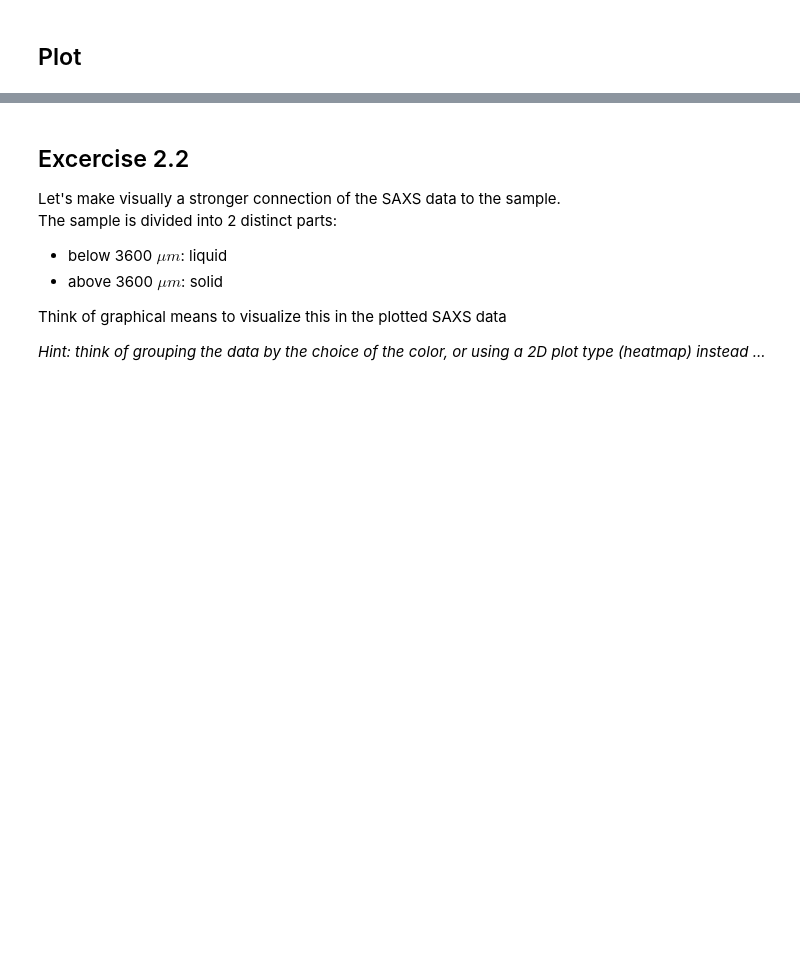
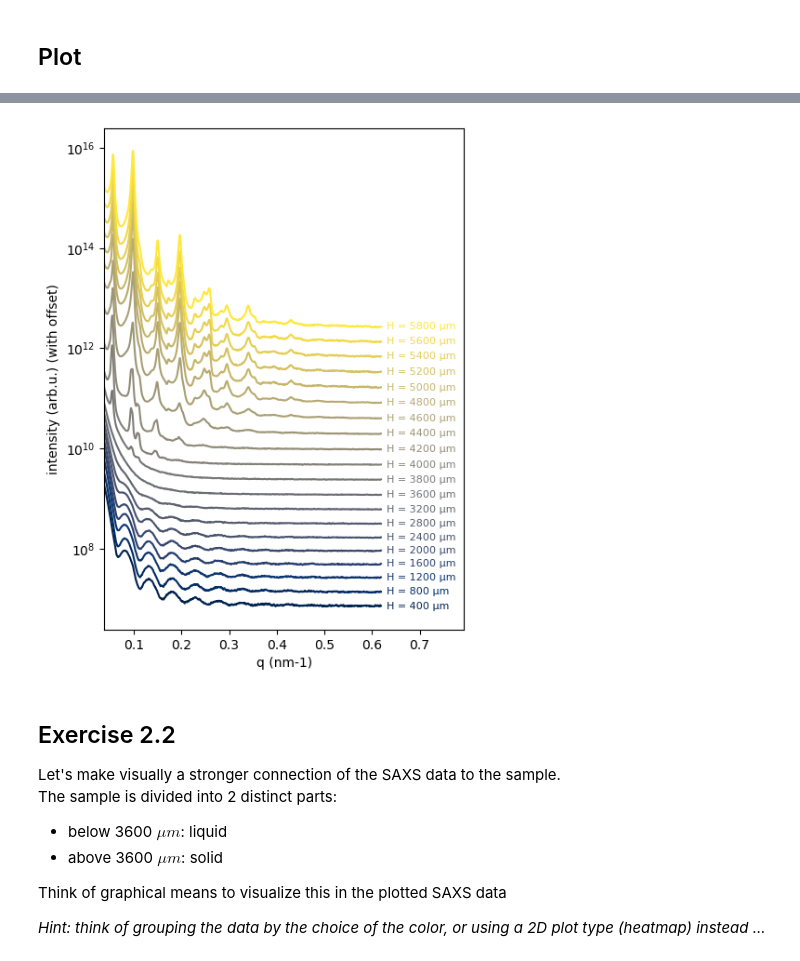
Before and after one commit to simonboehme/data-visualization-intro, a Jupyter notebook: 42_SAXS_height_dependence_Wang.ipynb, the cells around one changed output, grey strips where cells are left out. Saved outputs shown, nothing was run; the diff lists cells and outputs as text; code cells hidden in the pictures; blank space fills up the shorter version.

```diff
--- a/42_SAXS_height_dependence_Wang.ipynb
+++ b/42_SAXS_height_dependence_Wang.ipynb
@@ -177,5 +223,45 @@ _Extra task: note down to pro's and con's of each plotting type. Think not only
+# %%
+# Vertically offset each trace for better visibility (stacked plot)
+figsize = (5, 7)
+fig, ax = plt.subplots(1, 1, figsize=figsize)
+
+# Choose a color scheme for the traces
+cmap = plt.get_cmap("cividis")
+colors = cmap(np.linspace(0, 1, y_data.shape[1]))
+
+offset = 2  # multiplicative offset factor between traces
+for i in range(y_data.shape[1]):
+    y_offset = y_data[:, i] * (offset ** i)
+    ax.plot(
+        x_data,
+        y_offset,
+        color=colors[i]
+    )
+    # Add label as a textbox to the right of each trace
+    ax.text(
+        x_data[-1] + 0.02 * (x_data[-1] - x_data[0]),  # more space to the right
+        y_offset[-1],
+        f"H = {z_label_traces[i]:.0f} μm",
+        va='center',
+        ha='left',
+        fontsize=8,
+        color=colors[i],
+        bbox=dict(facecolor='none', edgecolor='none', alpha=0.7, pad=0.5)
+    )
+
+# Apply some more cosmetics
+ax.set_yscale("log")
+ax.set_xlabel(x_label)
+ax.set_ylabel(y_label + " (with offset)")
+x_margin = 0.3 * (x_data[-1] - x_data[0])       # account 30% of the plot area for the text boxes
+ax.set_xlim(x_data[0], x_data[-1] + x_margin)   # add a margin to the right side
+
+# Save the figure
+fig.savefig("figure_42_SAXS_1D_ystacked.png", dpi=300, bbox_inches="tight")
+# %% [output]
+[figure, added]
 # %% [markdown]
-## Excercise 2.2
+## Exercise 2.2
 
 Let's make visually a stronger connection of the SAXS data to the sample. <br>
 The sample is divided into 2 distinct parts:<br>
```
Also changed, not shown: parts of 19 cells of this notebook, 9 other files.
